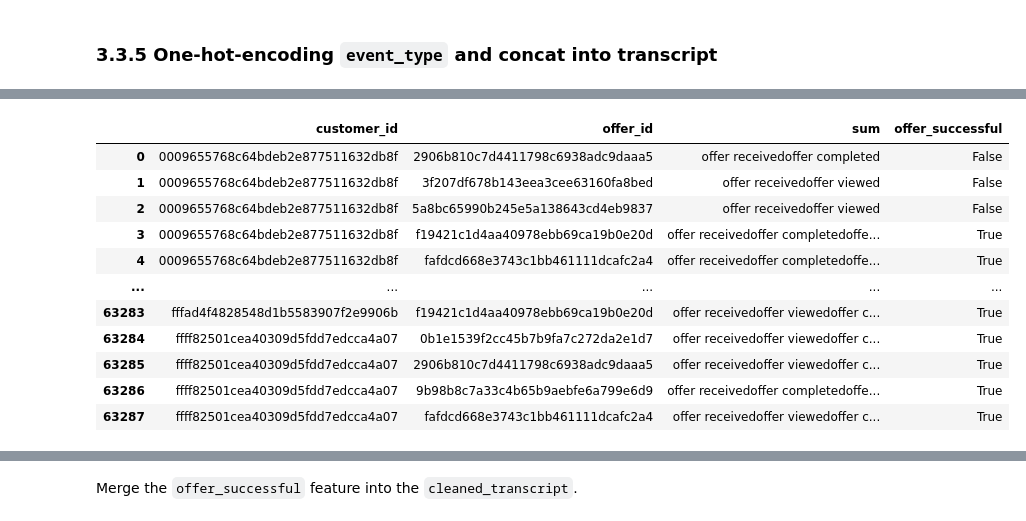
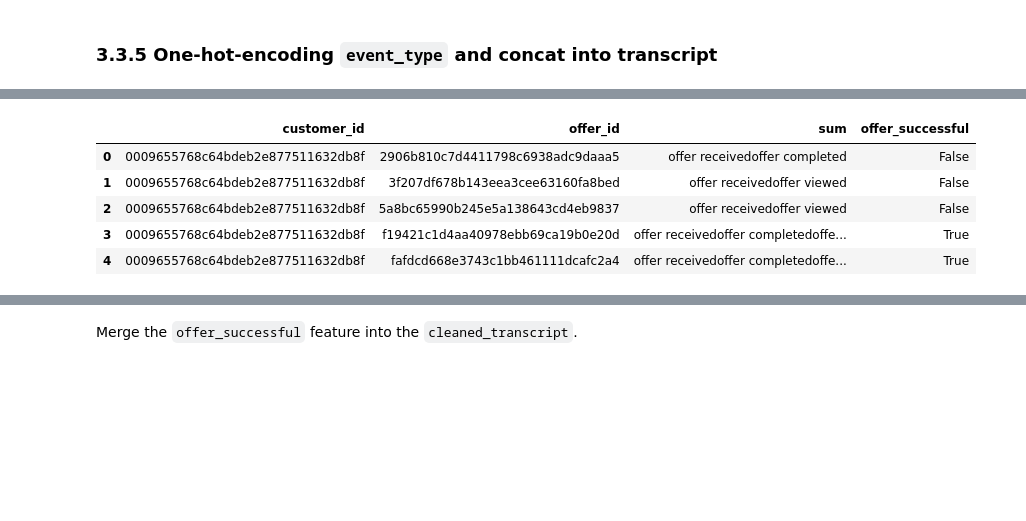
Before and after one commit to veectro/starbucks-capstone, a Jupyter notebook: Starbucks_Capstone_notebook.ipynb, the cells around one changed output, grey strips where cells are left out. Drawn from its saved outputs; the diff is of its cells as text; code cells hidden in the pictures; blank space fills up the shorter version.

```diff
--- a/Starbucks_Capstone_notebook.ipynb
+++ b/Starbucks_Capstone_notebook.ipynb
@@ -1044,17 +1127,12 @@ time: 12.5 s (started: 2021-03-20 13:42:06 +01:00)
 # %%
 # add new feature `offer_successful`
-cleaned_transcript_group['offer_successful'] = cleaned_transcript_group['sum'].str.contains('viewed') & cleaned_transcript_group['sum'].str.contains('completed')
-cleaned_transcript_group
+cleaned_transcript_group['offer_successful'] = cleaned_transcript_group['sum'].str.contains('viewed') \
+    & cleaned_transcript_group['sum'].str.contains('completed')
+cleaned_transcript_group.head()
 # %% [output]
 |  | customer_id | offer_id | sum | offer_successful |
 | 0 | 0009655768c64bdeb2e877511632db8f | 2906b810c7d4411798c6938adc9daaa5 | offer receivedoffer completed | False |
 | 1 | 0009655768c64bdeb2e877511632db8f | 3f207df678b143eea3cee63160fa8bed | offer receivedoffer viewed | False |
 | 2 | 0009655768c64bdeb2e877511632db8f | 5a8bc65990b245e5a138643cd4eb9837 | offer receivedoffer viewed | False |
 | 3 | 0009655768c64bdeb2e877511632db8f | f19421c1d4aa40978ebb69ca19b0e20d | offer receivedoffer completedoffe... | True |
 | 4 | 0009655768c64bdeb2e877511632db8f | fafdcd668e3743c1bb461111dcafc2a4 | offer receivedoffer completedoffe... | True |
-| ... | ... | ... | ... | ... |
-| 63283 | fffad4f4828548d1b5583907f2e9906b | f19421c1d4aa40978ebb69ca19b0e20d | offer receivedoffer viewedoffer c... | True |
-| 63284 | ffff82501cea40309d5fdd7edcca4a07 | 0b1e1539f2cc45b7b9fa7c272da2e1d7 | offer receivedoffer viewedoffer c... | True |
-| 63285 | ffff82501cea40309d5fdd7edcca4a07 | 2906b810c7d4411798c6938adc9daaa5 | offer receivedoffer viewedoffer c... | True |
-| 63286 | ffff82501cea40309d5fdd7edcca4a07 | 9b98b8c7a33c4b65b9aebfe6a799e6d9 | offer receivedoffer completedoffe... | True |
-| 63287 | ffff82501cea40309d5fdd7edcca4a07 | fafdcd668e3743c1bb461111dcafc2a4 | offer receivedoffer viewedoffer c... | True |
```
Also changed, not shown: parts of 141 cells of this notebook, 2 other files.
